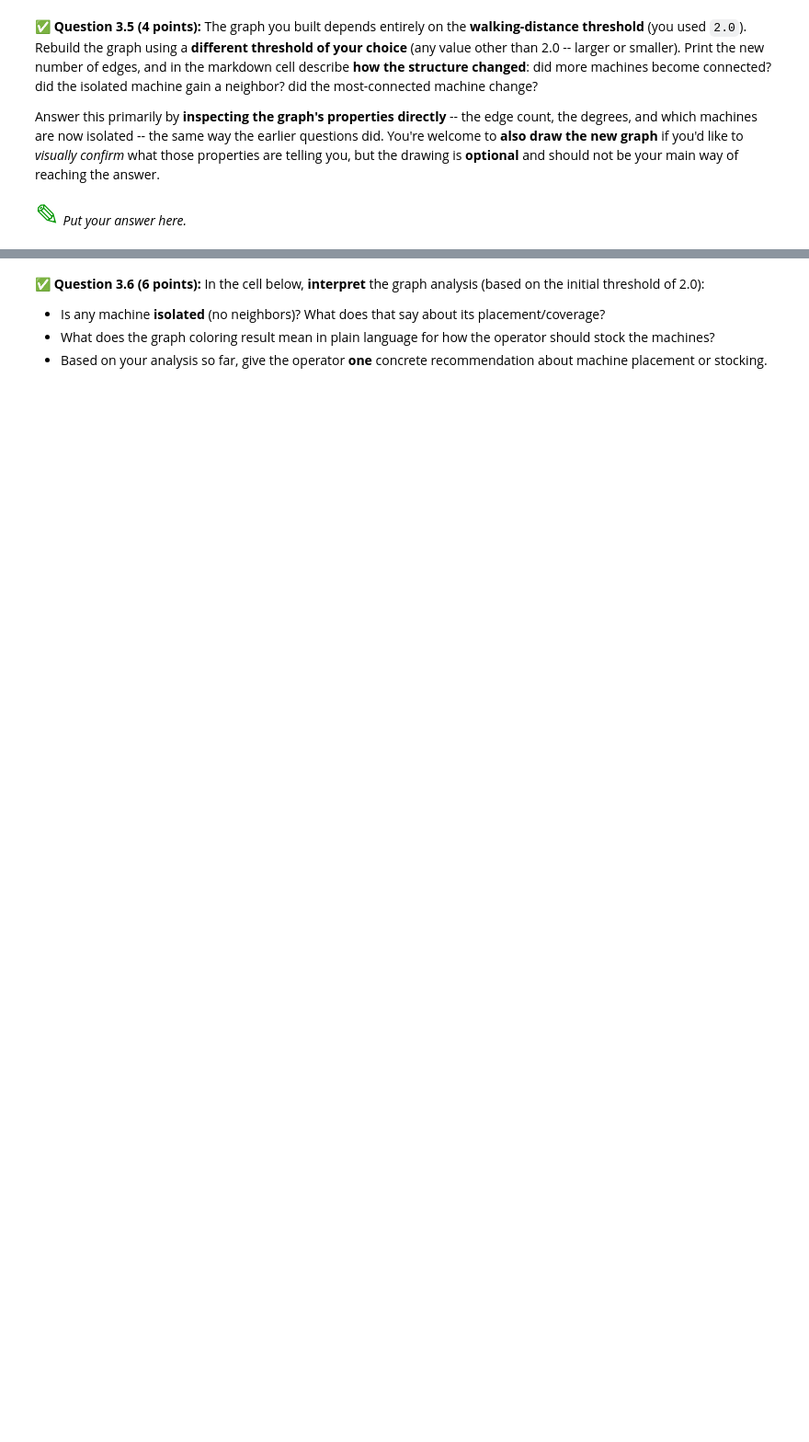
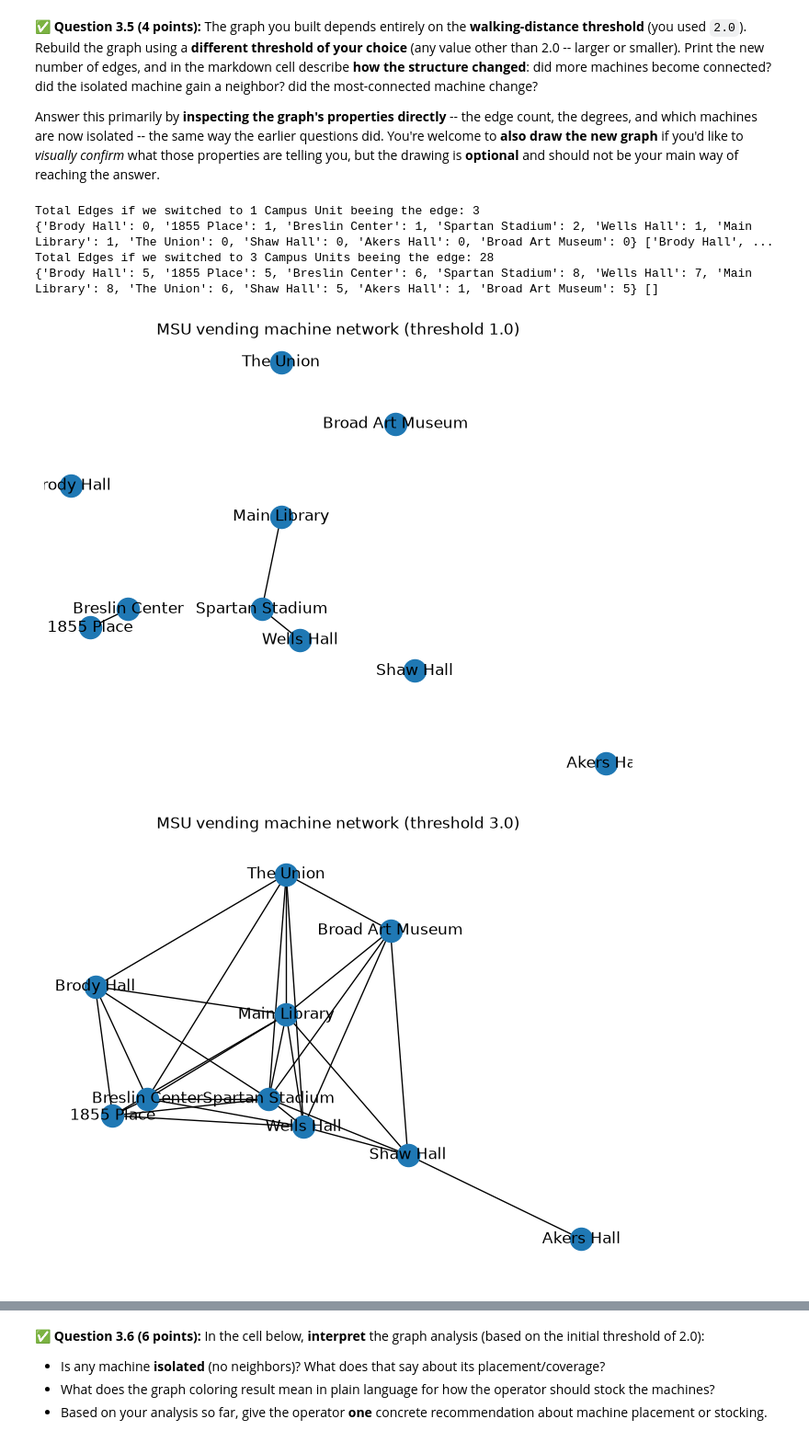
Before and after one commit to benni-ellisgoertler/CMSE202-f26-turnin, a Jupyter notebook: hw-02/HW02-ABMandGraphTheory-STUDENT.ipynb, the cells around one changed output, grey strips where cells are left out. Shown at 92% size. Saved outputs shown, nothing was run; the diff lists cells and outputs as text; code cells hidden in the pictures; blank space fills up the shorter version.

```diff
--- a/hw-02/HW02-ABMandGraphTheory-STUDENT.ipynb
+++ b/hw-02/HW02-ABMandGraphTheory-STUDENT.ipynb
@@ -545,3 +543,17 @@ Print the number of nodes and edges.
+# %%
+import networkx as nx, math
+
+def build_graph(threshold, locs):
+    G = nx.Graph()
+    for name, (x, y, area) in locs.items():
+        G.add_node(name, pos=(x, y), area=area)
+    names = list(locs)
+    for i in range(len(names)):
+        for j in range(i + 1, len(names)):
+            (x1, y1, _), (x2, y2, _) = locs[names[i]], locs[names[j]]
+            if math.hypot(x2 - x1, y2 - y1) <= threshold:
+                G.add_edge(names[i], names[j])
+    return G
 # %% [markdown]
 <!-- END QUESTION -->
 <!-- DO NOT MODIFY OR DELETE THIS CELL -->
@@ -611,2 +646,24 @@ Answer this primarily by **inspecting the graph's properties directly** -- the e
-# %% [markdown]
-<font size=6 color="#009600">&#9998;</font> *Put your answer here.*
+# %%
+G1 = build_graph(1.0, machine_locations)
+G3 = build_graph(3.0, machine_locations)
+
+print("Total Edges if we switched to 1 Campus Unit beeing the edge:",G1.number_of_edges())
+print(dict(G1.degree()), list(nx.isolates(G1)))
+
+print("Total Edges if we switched to 3 Campus Units beeing the edge:",G3.number_of_edges())
+print(dict(G3.degree()), list(nx.isolates(G3)))
+
+pos1 = nx.get_node_attributes(G1, 'pos')
+nx.draw(G1, pos1, with_labels=True)
+plt.title("MSU vending machine network (threshold 1.0)"); plt.show()
+
+pos3 = nx.get_node_attributes(G3, 'pos')
+nx.draw(G3, pos3, with_labels=True)
+plt.title("MSU vending machine network (threshold 3.0)"); plt.show()
+# %% [output]
+Total Edges if we switched to 1 Campus Unit beeing the edge: 3
+{'Brody Hall': 0, '1855 Place': 1, 'Breslin Center': 1, 'Spartan Stadium': 2, 'Wells Hall': 1, 'Main Library': 1, 'The Union': 0, 'Shaw Hall': 0, 'Akers Hall': 0, 'Broad Art Museum': 0} ['Brody Hall', ...
+Total Edges if we switched to 3 Campus Units beeing the edge: 28
+{'Brody Hall': 5, '1855 Place': 5, 'Breslin Center': 6, 'Spartan Stadium': 8, 'Wells Hall': 7, 'Main Library': 8, 'The Union': 6, 'Shaw Hall': 5, 'Akers Hall': 1, 'Broad Art Museum': 5} []
+[figure, added]
+[figure, added]
```
Also changed, not shown: parts of 19 cells of this notebook.
